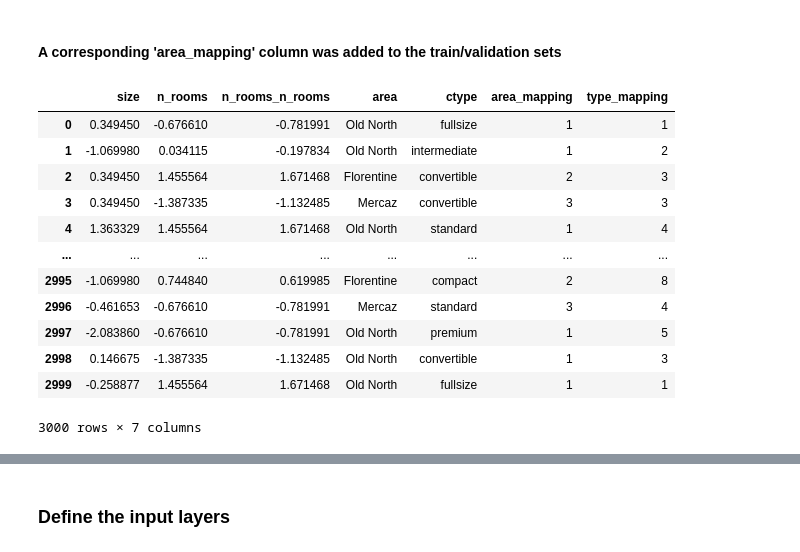
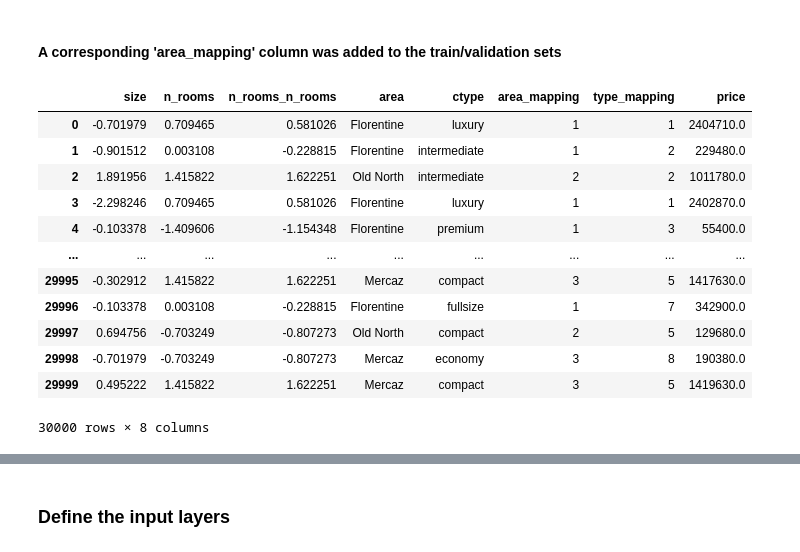
Before and after one commit to dolmani38/non-linear-regression, a Jupyter notebook: Keras - Regression using continuous and categorial variables with embedding.ipynb, the cells around one changed output, grey strips where cells are left out. Saved outputs shown, nothing was run; the diff lists cells and outputs as text; code cells hidden in the pictures.

```diff
--- a/Keras - Regression using continuous and categorial variables with embedding.ipynb
+++ b/Keras - Regression using continuous and categorial variables with embedding.ipynb
@@ -165,8 +165,8 @@ def create_samples(n_samples):
 # %% [markdown]
 #### Create the train and validation sets
 # %%
-train = create_samples(n_samples=3000)
-val = create_samples(n_samples=300)
+train = create_samples(n_samples=30000)
+val = create_samples(n_samples=3000)
 # %% [markdown]
 #### Calculate the prices for each set
 # %%
@@ -263,6 +264,17 @@ X_train_continuous /= train_std
 
 X_val_continuous = X_val_continuous - train_mean
 X_val_continuous /= train_std
+# %%
+# min-max norm
+
+train_min = X_train_continuous.min(axis=0)
+train_max = X_train_continuous.max(axis=0)
+
+X_train_continuous = X_train_continuous - train_min
+X_train_continuous /= train_max
+
+X_val_continuous = X_val_continuous - train_min
+X_val_continuous /= train_max
 # %% [markdown]
 ## Build a model using a categorical variable
 # %% [markdown]
@@ -317,19 +329,19 @@ X_train_categorical = X_train_categorical_org
 X_val_continuous  = X_val_continuous_org[['size','n_rooms','n_rooms_n_rooms']]
 X_val_categorical = X_val_categorical_org
 # %%
-ds2 = pd.concat([X_train_continuous,X_train_categorical], axis=1)
+ds2 = pd.concat([X_train_continuous,X_train_categorical,y_train], axis=1)
 ds2
 # %% [output]
-|  | size | n_rooms | n_rooms_n_rooms | area | ctype | area_mapping | type_mapping |
-| 0 | 0.349450 | -0.676610 | -0.781991 | Old North | fullsize | 1 | 1 |
-| 1 | -1.069980 | 0.034115 | -0.197834 | Old North | intermediate | 1 | 2 |
-| 2 | 0.349450 | 1.455564 | 1.671468 | Florentine | convertible | 2 | 3 |
-| 3 | 0.349450 | -1.387335 | -1.132485 | Mercaz | convertible | 3 | 3 |
-| 4 | 1.363329 | 1.455564 | 1.671468 | Old North | standard | 1 | 4 |
-| ... | ... | ... | ... | ... | ... | ... | ... |
-| 2995 | -1.069980 | 0.744840 | 0.619985 | Florentine | compact | 2 | 8 |
-| 2996 | -0.461653 | -0.676610 | -0.781991 | Mercaz | standard | 3 | 4 |
-| 2997 | -2.083860 | -0.676610 | -0.781991 | Old North | premium | 1 | 5 |
-| 2998 | 0.146675 | -1.387335 | -1.132485 | Old North | convertible | 1 | 3 |
-| 2999 | -0.258877 | 1.455564 | 1.671468 | Old North | fullsize | 1 | 1 |
+|  | size | n_rooms | n_rooms_n_rooms | area | ctype | area_mapping | type_mapping | price |
+| 0 | -0.701979 | 0.709465 | 0.581026 | Florentine | luxury | 1 | 1 | 2404710.0 |
+| 1 | -0.901512 | 0.003108 | -0.228815 | Florentine | intermediate | 1 | 2 | 229480.0 |
+| 2 | 1.891956 | 1.415822 | 1.622251 | Old North | intermediate | 2 | 2 | 1011780.0 |
+| 3 | -2.298246 | 0.709465 | 0.581026 | Florentine | luxury | 1 | 1 | 2402870.0 |
+| 4 | -0.103378 | -1.409606 | -1.154348 | Florentine | premium | 1 | 3 | 55400.0 |
+| ... | ... | ... | ... | ... | ... | ... | ... | ... |
+| 29995 | -0.302912 | 1.415822 | 1.622251 | Mercaz | compact | 3 | 5 | 1417630.0 |
+| 29996 | -0.103378 | 0.003108 | -0.228815 | Florentine | fullsize | 1 | 7 | 342900.0 |
+| 29997 | 0.694756 | -0.703249 | -0.807273 | Old North | compact | 2 | 5 | 129680.0 |
+| 29998 | -0.701979 | -0.703249 | -0.807273 | Mercaz | economy | 3 | 8 | 190380.0 |
+| 29999 | 0.495222 | 1.415822 | 1.622251 | Mercaz | compact | 3 | 5 | 1419630.0 |
-3000 rows × 7 columns
+30000 rows × 8 columns
```
Also changed, not shown: parts of 24 cells of this notebook.
